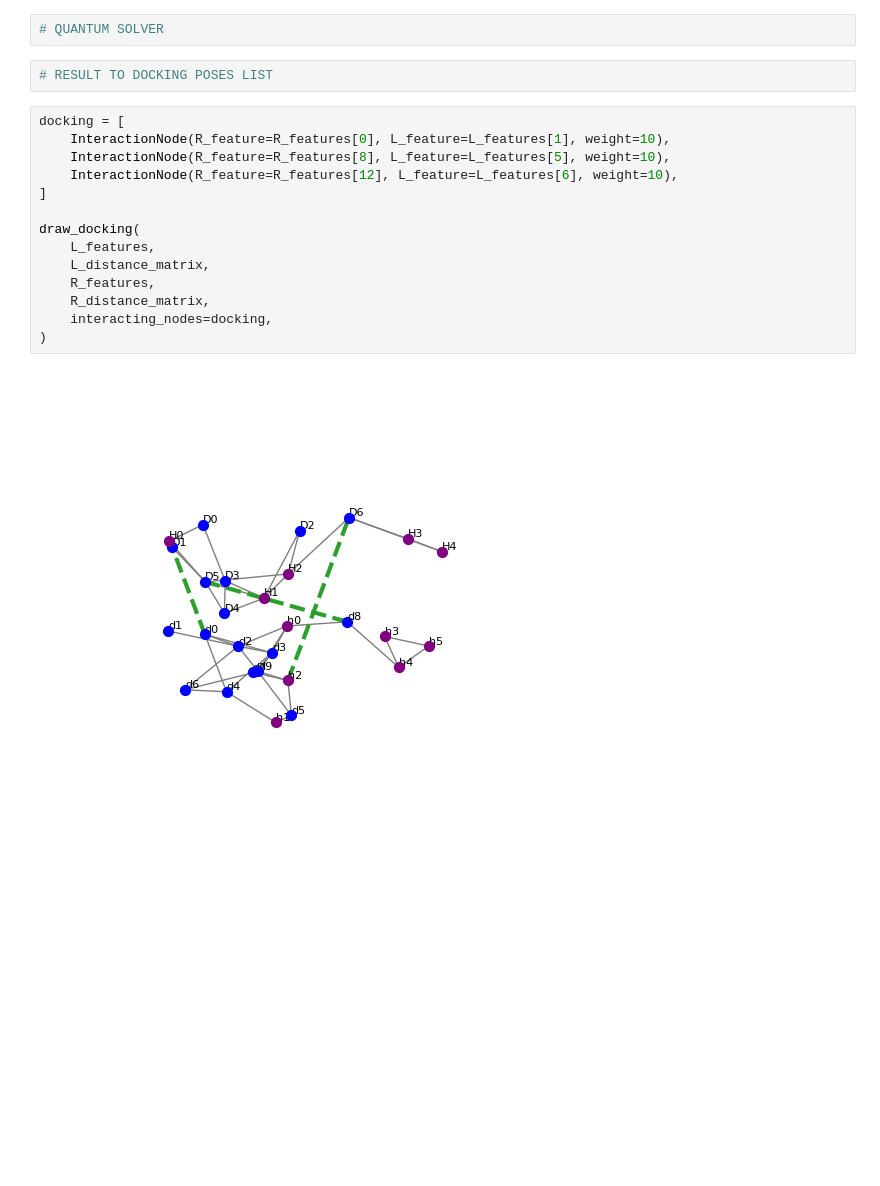
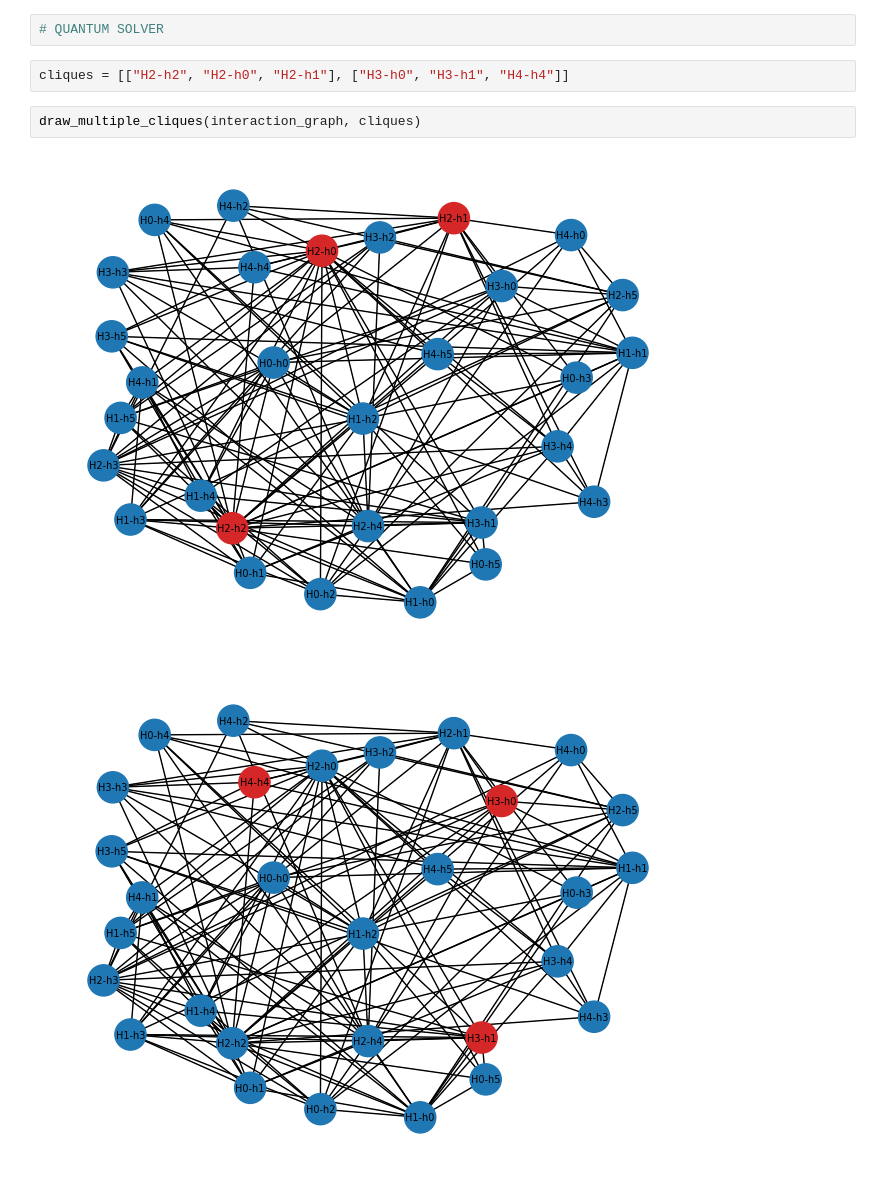
Before and after one commit to M-Garrigues/Quantum-Docking, a Jupyter notebook: notebooks/demo.ipynb, the cells around one changed output. Saved outputs shown, nothing was run; the diff lists cells and outputs as text; blank space fills up the shorter version.

```diff
--- a/notebooks/demo.ipynb
+++ b/notebooks/demo.ipynb
@@ -86,20 +78,9 @@ Problem while generating UDG graph: the number of resulting edges is not equal t
 # %%
 # QUANTUM SOLVER
-# %%
-# RESULT TO DOCKING POSES LIST
-# %%
-docking = [
-    InteractionNode(R_feature=R_features[0], L_feature=L_features[1], weight=10),
-    InteractionNode(R_feature=R_features[8], L_feature=L_features[5], weight=10),
-    InteractionNode(R_feature=R_features[12], L_feature=L_features[6], weight=10),
-]
-
-draw_docking(
-    L_features,
-    L_distance_matrix,
-    R_features,
-    R_distance_matrix,
-    interacting_nodes=docking,
-)
-# %% [output]
-[figure, removed]
+# %%
+cliques = [["H2-h2", "H2-h0", "H2-h1"], ["H3-h0", "H3-h1", "H4-h4"]]
+# %%
+draw_multiple_cliques(interaction_graph, cliques)
+# %% [output]
+[figure, added]
+[figure, added]
```
Also changed, not shown: parts of 9 cells of this notebook, 4 other files.
